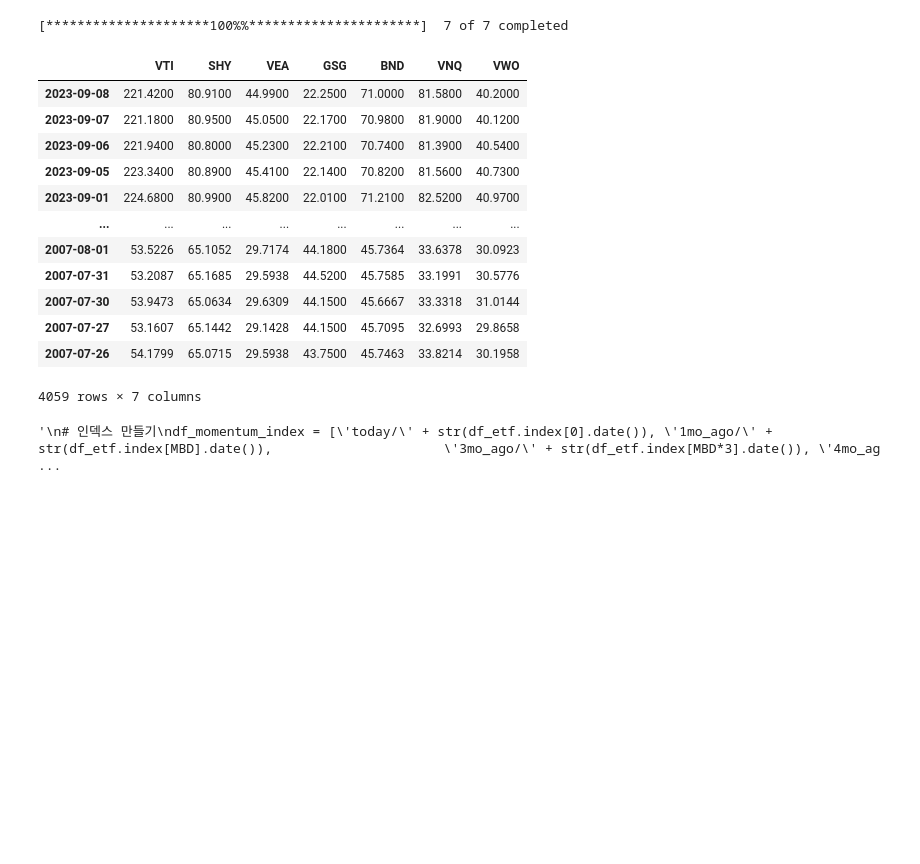
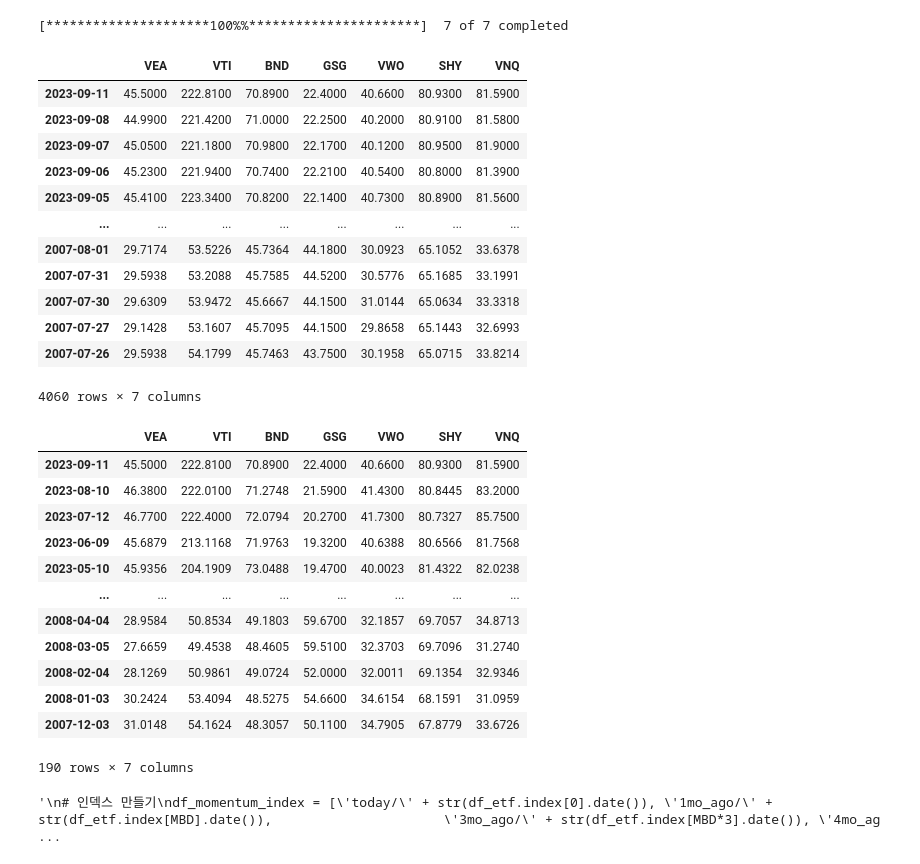
Before and after one commit to jongkwangyun/quant, a Jupyter notebook: 백테스트_동적자산배분_FAA.ipynb, the cells around one changed output. Saved outputs shown, nothing was run; the diff lists cells and outputs as text; code cells hidden in the pictures; blank space fills up the shorter version.

```diff
--- a/백테스트_동적자산배분_FAA.ipynb
+++ b/백테스트_동적자산배분_FAA.ipynb
@@ -46,52 +48,67 @@ Successfully installed exchange-calendars-4.3 korean-lunar-calendar-0.3.1 pandas
 # %%
 import yfinance as yf
 import pandas as pd
+import numpy as np
 from datetime import datetime, timedelta
 from IPython.display import display, Markdown
 import csv
 
 # display에서 소수점 4자리까지 표현
 pd.options.display.float_format = '{:.4f}'.format
 
 # display시 DataFrame 모든 열 표시
 pd.set_option('display.max_columns', None)
 
 # 데이터 가져올 기간을 지정합니다. (오늘로부터 12개월 전)
 today = datetime.today().date()
 # start_date = today - timedelta(days=375)
 
 # 전략명
 str_strategy = 'FAA '
 
 # 전략에 사용할 ETF 명 리스트에 담기
 etf_stock = ['VTI', 'VEA', 'VWO']
 etf_bond = ['SHY', 'BND']
 etf_real = ['GSG', 'VNQ']
 etf_cash = ['SHY']
 
 # 자산군 리스트 더하기, 중복 제거
 etf_order = list(set(etf_stock + etf_bond + etf_real + etf_cash))
 
 # ETF 가격 추출
 df_etf = yf.download(etf_order, end=today)['Adj Close']\
 .sort_index(ascending=False)[etf_order].rename_axis(None, axis=0).dropna()
 
 display(df_etf)
+display(df_etf[:-4*MBD:MBD])
 # %% [output]
 [*********************100%%**********************]  7 of 7 completed
-|  | VTI | SHY | VEA | GSG | BND | VNQ | VWO |
-| 2023-09-08 | 221.4200 | 80.9100 | 44.9900 | 22.2500 | 71.0000 | 81.5800 | 40.2000 |
-| 2023-09-07 | 221.1800 | 80.9500 | 45.0500 | 22.1700 | 70.9800 | 81.9000 | 40.1200 |
-| 2023-09-06 | 221.9400 | 80.8000 | 45.2300 | 22.2100 | 70.7400 | 81.3900 | 40.5400 |
-| 2023-09-05 | 223.3400 | 80.8900 | 45.4100 | 22.1400 | 70.8200 | 81.5600 | 40.7300 |
-| 2023-09-01 | 224.6800 | 80.9900 | 45.8200 | 22.0100 | 71.2100 | 82.5200 | 40.9700 |
+|  | VEA | VTI | BND | GSG | VWO | SHY | VNQ |
+| 2023-09-11 | 45.5000 | 222.8100 | 70.8900 | 22.4000 | 40.6600 | 80.9300 | 81.5900 |
+| 2023-09-08 | 44.9900 | 221.4200 | 71.0000 | 22.2500 | 40.2000 | 80.9100 | 81.5800 |
+| 2023-09-07 | 45.0500 | 221.1800 | 70.9800 | 22.1700 | 40.1200 | 80.9500 | 81.9000 |
+| 2023-09-06 | 45.2300 | 221.9400 | 70.7400 | 22.2100 | 40.5400 | 80.8000 | 81.3900 |
+| 2023-09-05 | 45.4100 | 223.3400 | 70.8200 | 22.1400 | 40.7300 | 80.8900 | 81.5600 |
 | ... | ... | ... | ... | ... | ... | ... | ... |
-| 2007-08-01 | 53.5226 | 65.1052 | 29.7174 | 44.1800 | 45.7364 | 33.6378 | 30.0923 |
-| 2007-07-31 | 53.2087 | 65.1685 | 29.5938 | 44.5200 | 45.7585 | 33.1991 | 30.5776 |
-| 2007-07-30 | 53.9473 | 65.0634 | 29.6309 | 44.1500 | 45.6667 | 33.3318 | 31.0144 |
-| 2007-07-27 | 53.1607 | 65.1442 | 29.1428 | 44.1500 | 45.7095 | 32.6993 | 29.8658 |
-| 2007-07-26 | 54.1799 | 65.0715 | 29.5938 | 43.7500 | 45.7463 | 33.8214 | 30.1958 |
+| 2007-08-01 | 29.7174 | 53.5226 | 45.7364 | 44.1800 | 30.0923 | 65.1052 | 33.6378 |
+| 2007-07-31 | 29.5938 | 53.2088 | 45.7585 | 44.5200 | 30.5776 | 65.1685 | 33.1991 |
+| 2007-07-30 | 29.6309 | 53.9472 | 45.6667 | 44.1500 | 31.0144 | 65.0634 | 33.3318 |
+| 2007-07-27 | 29.1428 | 53.1607 | 45.7095 | 44.1500 | 29.8658 | 65.1443 | 32.6993 |
+| 2007-07-26 | 29.5938 | 54.1799 | 45.7463 | 43.7500 | 30.1958 | 65.0715 | 33.8214 |
-4059 rows × 7 columns
+4060 rows × 7 columns
+|  | VEA | VTI | BND | GSG | VWO | SHY | VNQ |
+| 2023-09-11 | 45.5000 | 222.8100 | 70.8900 | 22.4000 | 40.6600 | 80.9300 | 81.5900 |
+| 2023-08-10 | 46.3800 | 222.0100 | 71.2748 | 21.5900 | 41.4300 | 80.8445 | 83.2000 |
+| 2023-07-12 | 46.7700 | 222.4000 | 72.0794 | 20.2700 | 41.7300 | 80.7327 | 85.7500 |
+| 2023-06-09 | 45.6879 | 213.1168 | 71.9763 | 19.3200 | 40.6388 | 80.6566 | 81.7568 |
+| 2023-05-10 | 45.9356 | 204.1909 | 73.0488 | 19.4700 | 40.0023 | 81.4322 | 82.0238 |
+| ... | ... | ... | ... | ... | ... | ... | ... |
+| 2008-04-04 | 28.9584 | 50.8534 | 49.1803 | 59.6700 | 32.1857 | 69.7057 | 34.8713 |
+| 2008-03-05 | 27.6659 | 49.4538 | 48.4605 | 59.5100 | 32.3703 | 69.7096 | 31.2740 |
+| 2008-02-04 | 28.1269 | 50.9861 | 49.0724 | 52.0000 | 32.0011 | 69.1354 | 32.9346 |
+| 2008-01-03 | 30.2424 | 53.4094 | 48.5275 | 54.6600 | 34.6154 | 68.1591 | 31.0959 |
+| 2007-12-03 | 31.0148 | 54.1624 | 48.3057 | 50.1100 | 34.7905 | 67.8779 | 33.6726 |
+190 rows × 7 columns
 # %%
 # csv 경로 설정
 output_path =  '/content/drive/MyDrive/DynamicAssetAllocation/'
```
Also changed, not shown: parts of 10 cells of this notebook.
